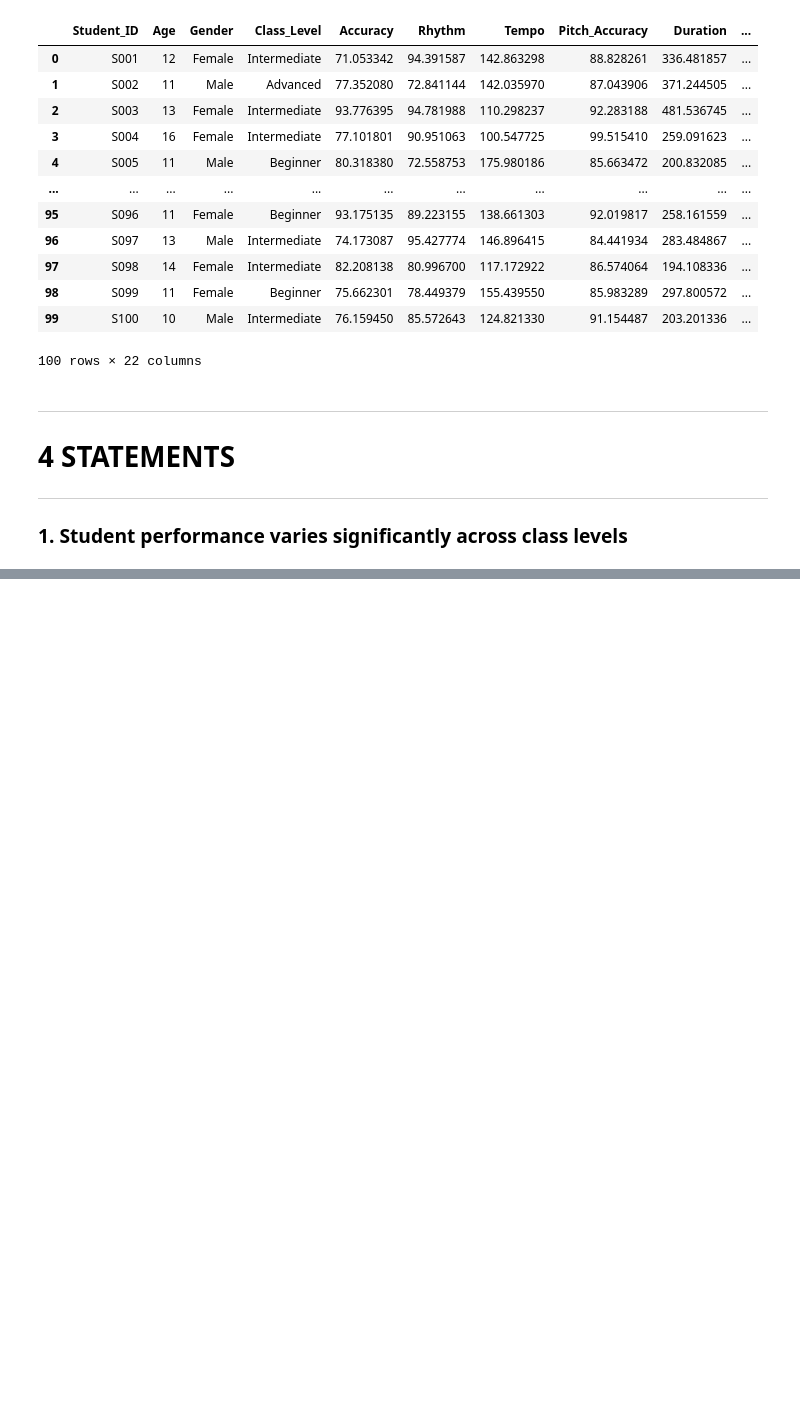
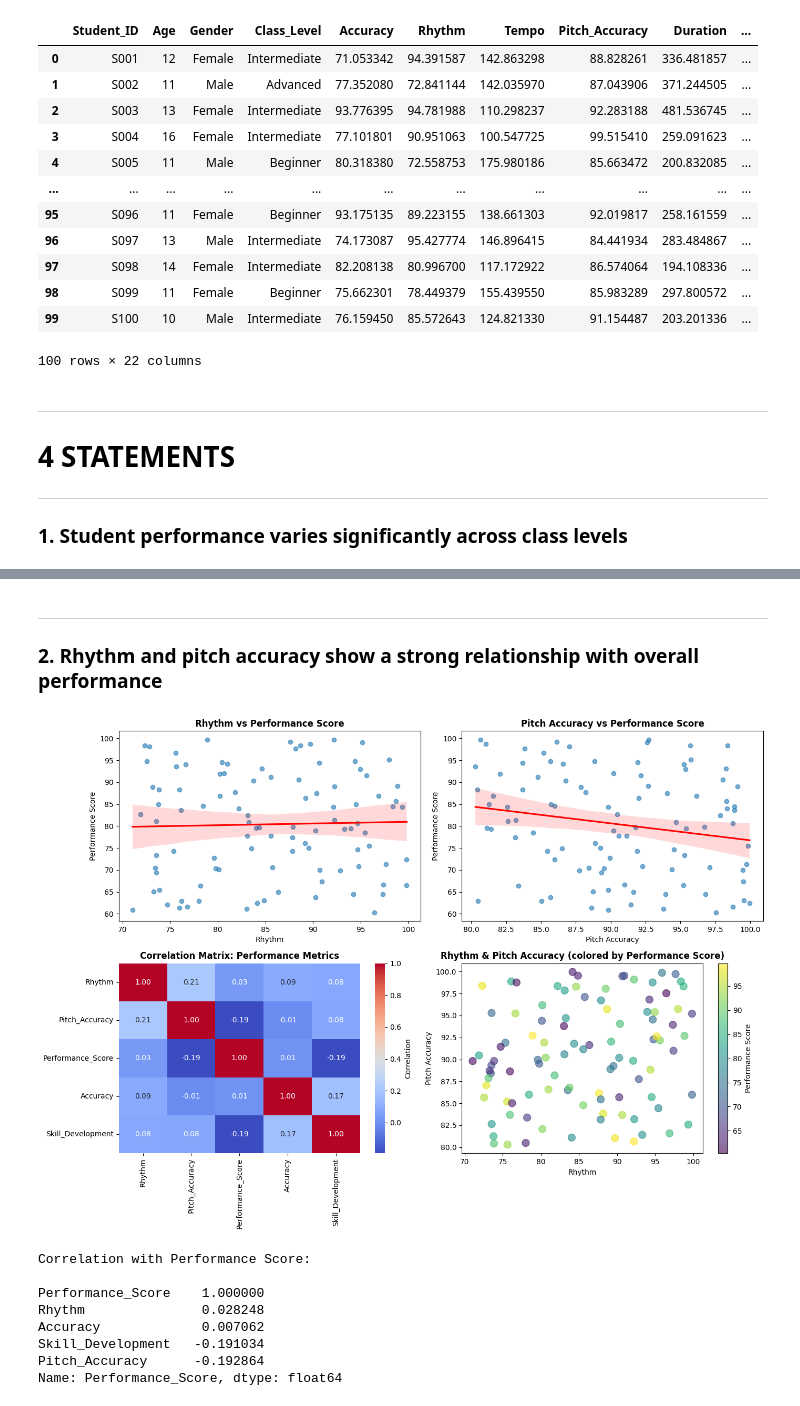
Before and after one commit to bsit2c2025/itcs204_finalsproject_agawin, a Jupyter notebook: ACT4_AGAWIN.ipynb, the cells around one changed output, grey strips where cells are left out. Cells and saved outputs as stored; diff of their text form; code cells hidden in the pictures; blank space fills up the shorter version.

```diff
--- a/ACT4_AGAWIN.ipynb
+++ b/ACT4_AGAWIN.ipynb
@@ -99,0 +172,48 @@ ___
+# %% [markdown]
+___
+
+### 2. Rhythm and pitch accuracy show a strong relationship with overall performance
+# %%
+# Create a visualization showing relationship between Rhythm, Pitch Accuracy, and Performance Score
+fig, axes = plt.subplots(2, 2, figsize=(14, 10))
+
+# Scatter plot: Rhythm vs Performance Score with regression line
+sns.regplot(data=musicdata, x='Rhythm', y='Performance_Score', ax=axes[0, 0], scatter_kws={'alpha':0.6}, line_kws={'color':'red'})
+axes[0, 0].set_title('Rhythm vs Performance Score', fontsize=12, fontweight='bold')
+axes[0, 0].set_xlabel('Rhythm')
+axes[0, 0].set_ylabel('Performance Score')
+
+# Scatter plot: Pitch Accuracy vs Performance Score with regression line
+sns.regplot(data=musicdata, x='Pitch_Accuracy', y='Performance_Score', ax=axes[0, 1], scatter_kws={'alpha':0.6}, line_kws={'color':'red'})
+axes[0, 1].set_title('Pitch Accuracy vs Performance Score', fontsize=12, fontweight='bold')
+axes[0, 1].set_xlabel('Pitch Accuracy')
+axes[0, 1].set_ylabel('Performance Score')
+
+# Heatmap: Correlation between Rhythm, Pitch Accuracy, and Performance Score
+correlation_data = musicdata[['Rhythm', 'Pitch_Accuracy', 'Performance_Score', 'Accuracy', 'Skill_Development']].corr()
+sns.heatmap(correlation_data, annot=True, fmt='.2f', cmap='coolwarm', ax=axes[1, 0], cbar_kws={'label': 'Correlation'})
+axes[1, 0].set_title('Correlation Matrix: Performance Metrics', fontsize=12, fontweight='bold')
+
+# Joint scatter plot: Rhythm and Pitch Accuracy colored by Performance Score
+scatter = axes[1, 1].scatter(musicdata['Rhythm'], musicdata['Pitch_Accuracy'], c=musicdata['Performance_Score'], cmap='viridis', s=100, alpha=0.6)
+axes[1, 1].set_title('Rhythm & Pitch Accuracy (colored by Performance Score)', fontsize=12, fontweight='bold')
+axes[1, 1].set_xlabel('Rhythm')
+axes[1, 1].set_ylabel('Pitch Accuracy')
+plt.colorbar(scatter, ax=axes[1, 1], label='Performance Score')
+
+plt.tight_layout()
+plt.show()
+
+# Print correlation coefficients
+print("\nCorrelation with Performance Score:\n")
+print(musicdata[['Rhythm', 'Pitch_Accuracy', 'Accuracy', 'Skill_Development', 'Performance_Score']].corr()['Performance_Score'].sort_values(ascending=False))
+# %% [output]
+[figure, added]
+Correlation with Performance Score:
+
+Performance_Score    1.000000
+Rhythm               0.028248
+Accuracy             0.007062
+Skill_Development   -0.191034
+Pitch_Accuracy      -0.192864
+Name: Performance_Score, dtype: float64
```
Also changed, not shown: parts of 10 cells of this notebook.
